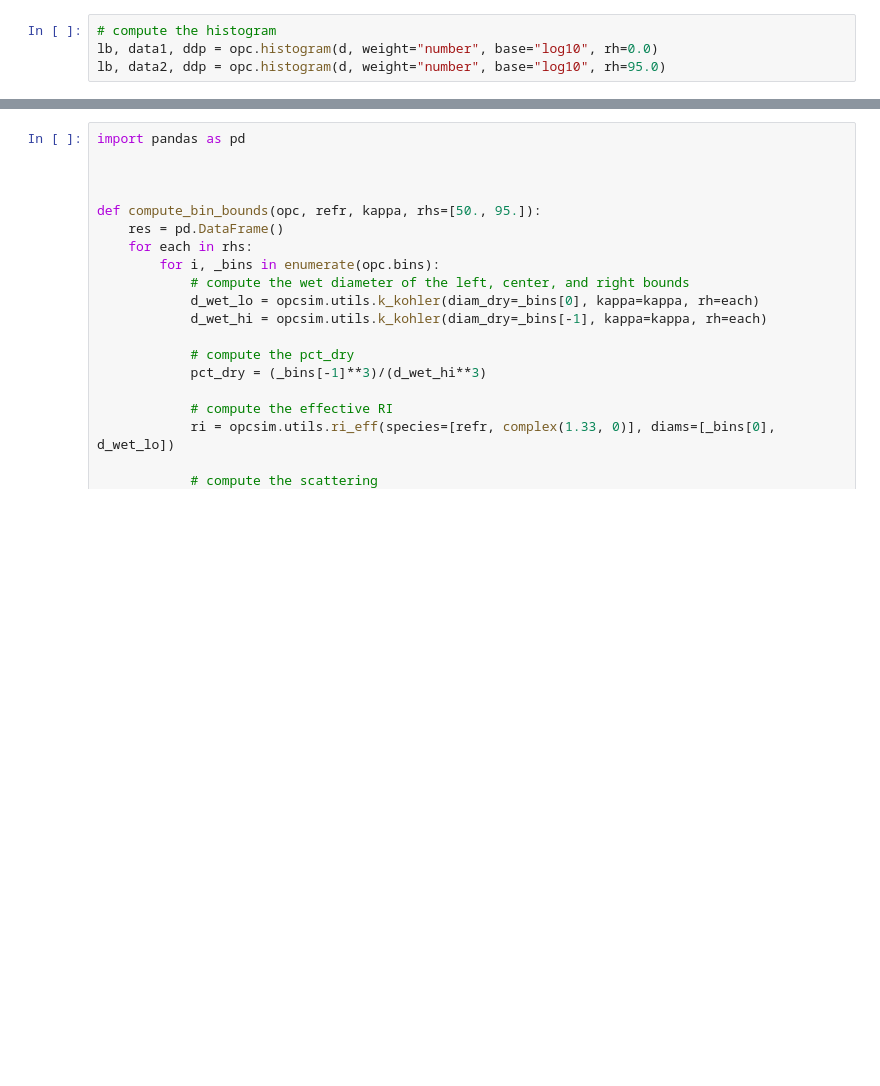
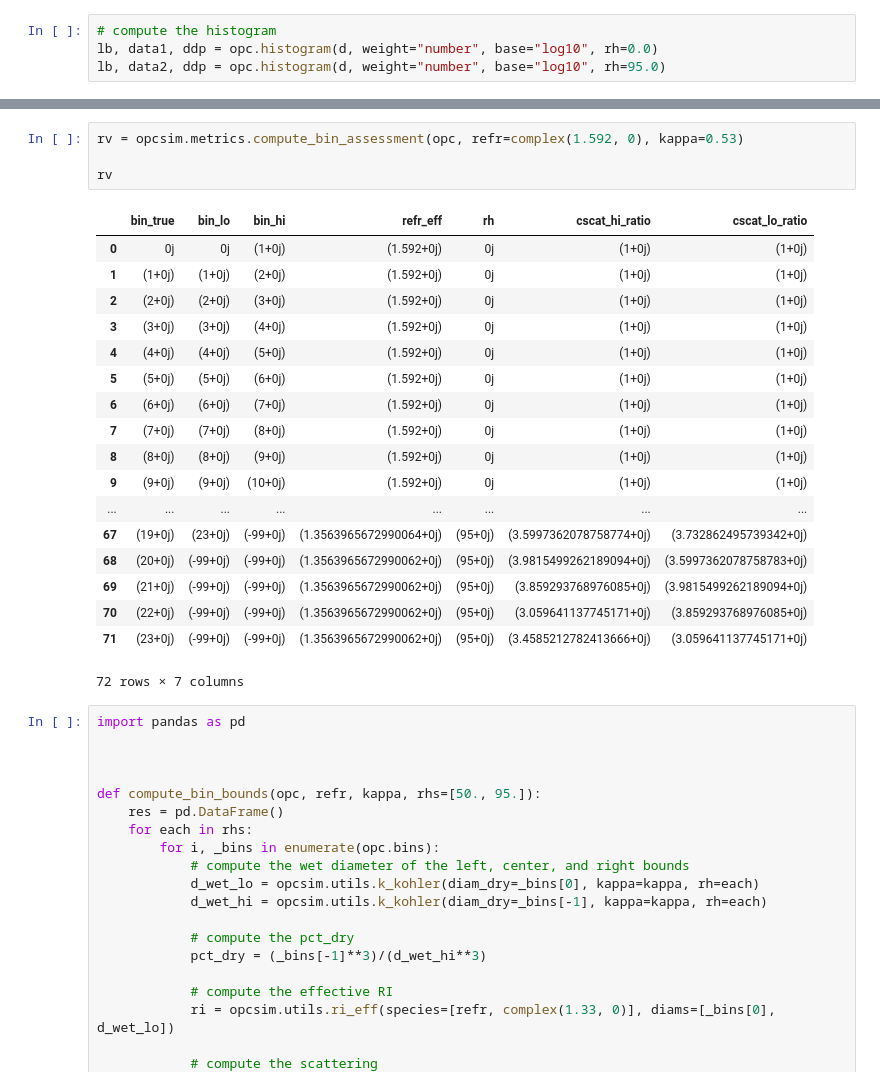
Before and after one commit to dhhagan/opcsim, a Jupyter notebook: docs/tutorial/model.ipynb, the cells around one changed output, grey strips where cells are left out. Drawn from its saved outputs; the diff is of its cells as text; blank space fills up the shorter version.

Commit message:
patched bug with metrics

```diff
--- a/docs/tutorial/model.ipynb
+++ b/docs/tutorial/model.ipynb
@@ -449,3 +355,26 @@ for i, all_bins in enumerate(opc.bins):
+# %%
+rv = opcsim.metrics.compute_bin_assessment(opc, refr=complex(1.592, 0), kappa=0.53)
+
+rv
+# %% [output]
+|  | bin_true | bin_lo | bin_hi | refr_eff | rh | cscat_hi_ratio | cscat_lo_ratio |
+| 0 | 0j | 0j | (1+0j) | (1.592+0j) | 0j | (1+0j) | (1+0j) |
+| 1 | (1+0j) | (1+0j) | (2+0j) | (1.592+0j) | 0j | (1+0j) | (1+0j) |
+| 2 | (2+0j) | (2+0j) | (3+0j) | (1.592+0j) | 0j | (1+0j) | (1+0j) |
+| 3 | (3+0j) | (3+0j) | (4+0j) | (1.592+0j) | 0j | (1+0j) | (1+0j) |
+| 4 | (4+0j) | (4+0j) | (5+0j) | (1.592+0j) | 0j | (1+0j) | (1+0j) |
+| 5 | (5+0j) | (5+0j) | (6+0j) | (1.592+0j) | 0j | (1+0j) | (1+0j) |
+| 6 | (6+0j) | (6+0j) | (7+0j) | (1.592+0j) | 0j | (1+0j) | (1+0j) |
+| 7 | (7+0j) | (7+0j) | (8+0j) | (1.592+0j) | 0j | (1+0j) | (1+0j) |
+| 8 | (8+0j) | (8+0j) | (9+0j) | (1.592+0j) | 0j | (1+0j) | (1+0j) |
+| 9 | (9+0j) | (9+0j) | (10+0j) | (1.592+0j) | 0j | (1+0j) | (1+0j) |
+| ... | ... | ... | ... | ... | ... | ... | ... |
+| 67 | (19+0j) | (23+0j) | (-99+0j) | (1.3563965672990064+0j) | (95+0j) | (3.5997362078758774+0j) | (3.732862495739342+0j) |
+| 68 | (20+0j) | (-99+0j) | (-99+0j) | (1.3563965672990062+0j) | (95+0j) | (3.9815499262189094+0j) | (3.5997362078758783+0j) |
+| 69 | (21+0j) | (-99+0j) | (-99+0j) | (1.3563965672990062+0j) | (95+0j) | (3.859293768976085+0j) | (3.9815499262189094+0j) |
+| 70 | (22+0j) | (-99+0j) | (-99+0j) | (1.3563965672990062+0j) | (95+0j) | (3.059641137745171+0j) | (3.859293768976085+0j) |
+| 71 | (23+0j) | (-99+0j) | (-99+0j) | (1.3563965672990062+0j) | (95+0j) | (3.4585212782413666+0j) | (3.059641137745171+0j) |
+72 rows × 7 columns
 # %%
 import pandas as pd
 
```
Also changed, not shown: parts of 31 cells of this notebook, 1 other file.
